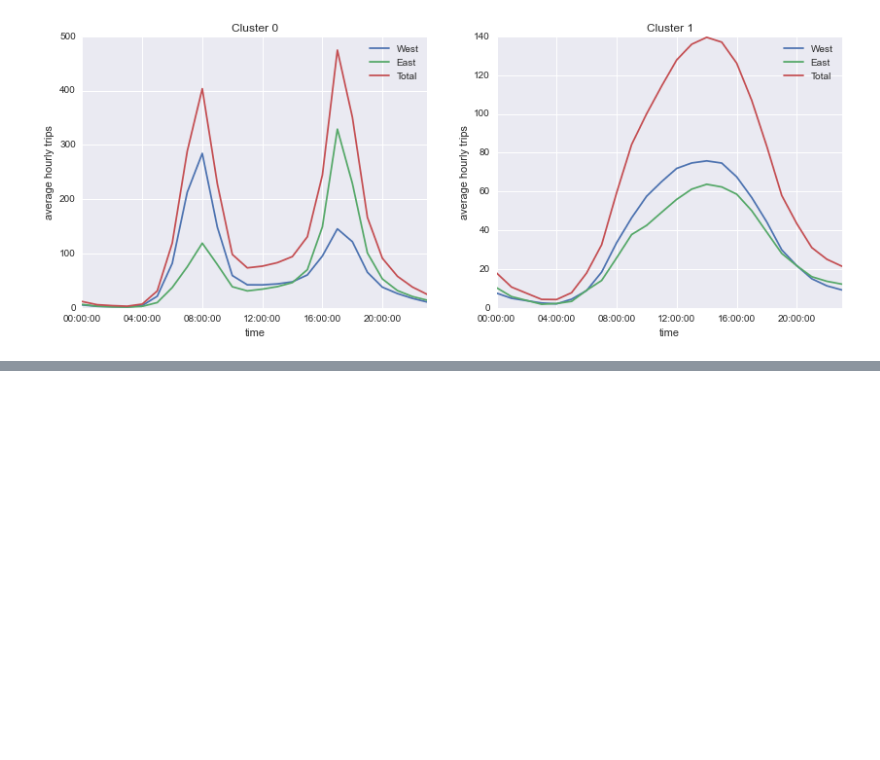
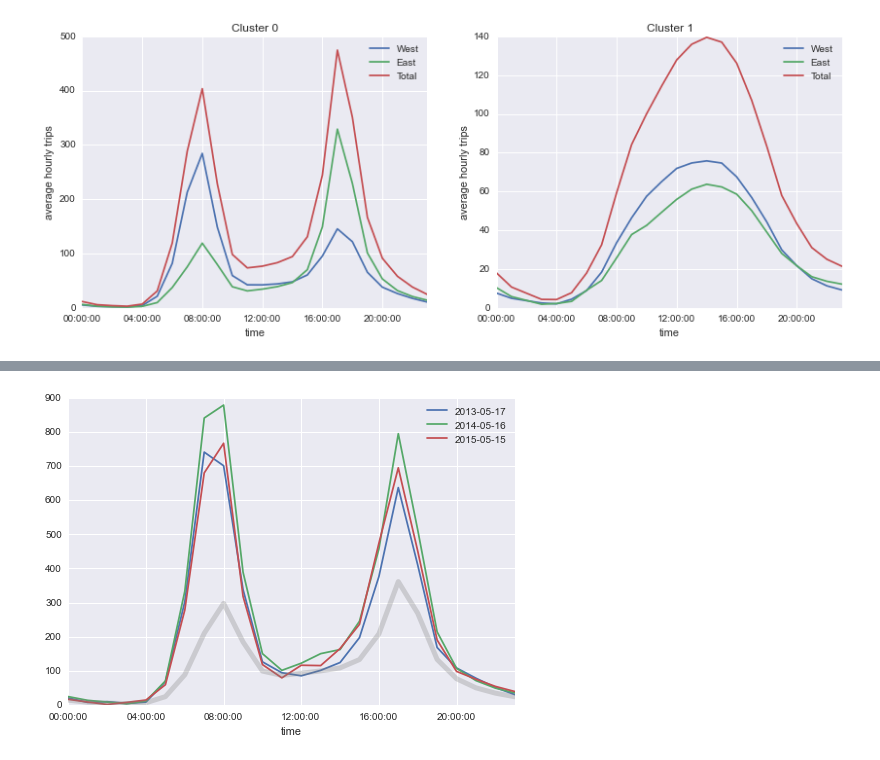
Before and after one commit to ankitbhagat25/Analysis-of-Seattle-bicycle-and-pedestrian-count-data, a Jupyter notebook: fremont_bridge_workhabits.ipynb, the cells around one changed output, grey strips where cells are left out. Cells and saved outputs as stored; diff of their text form; code cells hidden in the pictures; blank space fills up the shorter version.

```diff
--- a/fremont_bridge_workhabits.ipynb
+++ b/fremont_bridge_workhabits.ipynb
@@ -121,0 +212,7 @@ array([0, 1, 2, 3, 4, 5])
+# %%
+all_days = data.pivot_table('Total', index=data.index.time, columns=data.index.date)
+all_days.loc[:, weird_fridays].plot();
+all_days.mean(1).plot(color='gray', lw=5, alpha=0.3,
+                      xticks=hourly_ticks);
+# %% [output]
+[figure, added]
```
Also changed, not shown: parts of 14 cells of this notebook, 1 other file.
